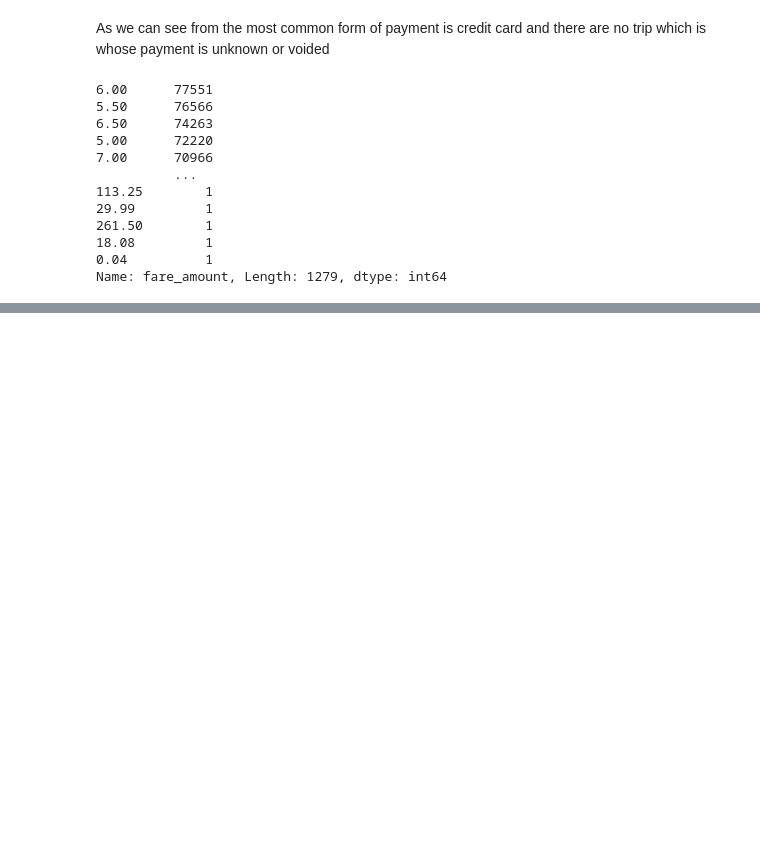
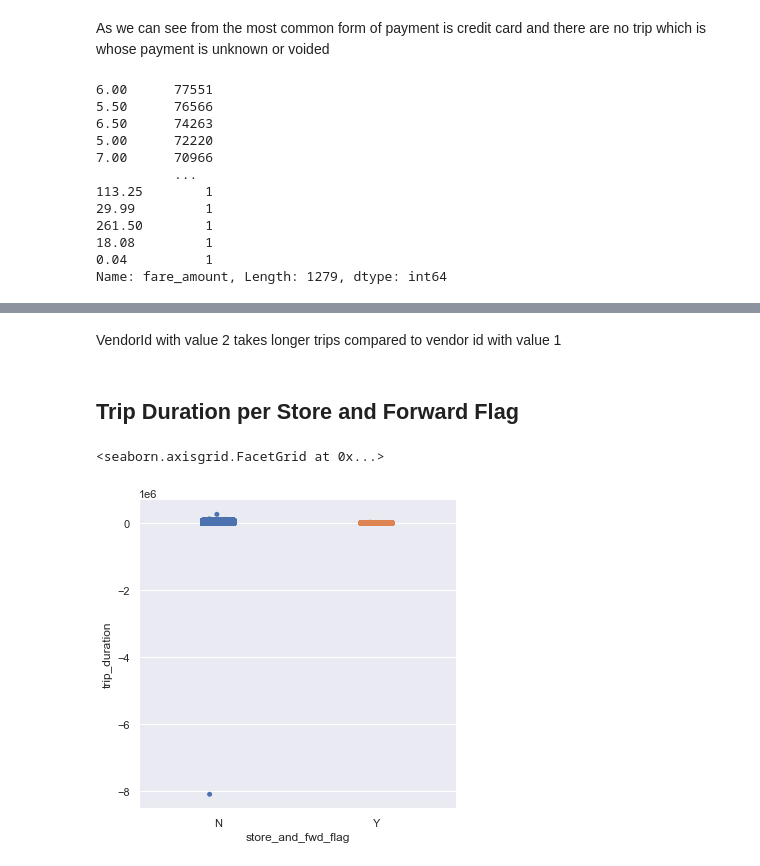
Before and after one commit to kbagwe/ITCS_6100_group_18, a Jupyter notebook: Deliverable3.ipynb, the cells around one changed output, grey strips where cells are left out. Saved outputs shown, nothing was run; the diff lists cells and outputs as text; code cells hidden in the pictures; blank space fills up the shorter version.

```diff
--- a/Deliverable3.ipynb
+++ b/Deliverable3.ipynb
@@ -787,0 +868,9 @@ import numpy as np
+# %% [markdown]
+VendorId with value 2 takes longer trips compared to vendor id with value 1
+# %% [markdown]
+## Trip Duration per Store and Forward Flag
+# %%
+sns.catplot(y=data_yellow_cab_new['trip_duration'].astype('timedelta64[s]'),x='store_and_fwd_flag',data=data_yellow_cab_new,kind="strip")
+# %% [output]
+<seaborn.axisgrid.FacetGrid at 0x...>
+[figure, added]
```
Also changed, not shown: parts of 79 cells of this notebook.
